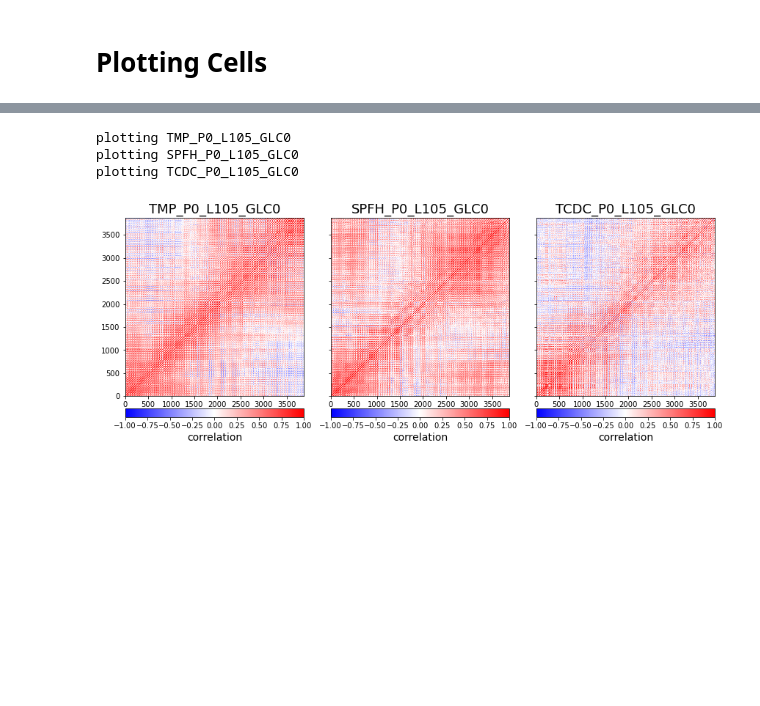
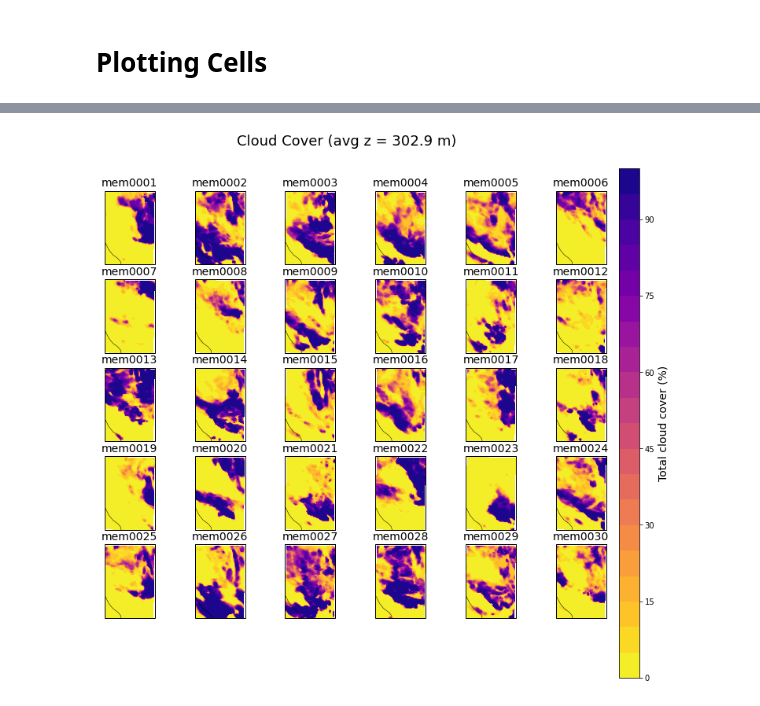
Before and after one commit to ShawnMurdzek-NOAA/py_scripts, a Jupyter notebook: cloud_da/probing_rrfs_ensemble.ipynb, the cells around one changed output, grey strips where cells are left out. Saved outputs shown, nothing was run; the diff lists cells and outputs as text; code cells hidden in the pictures; blank space fills up the shorter version.

```diff
--- a/cloud_da/probing_rrfs_ensemble.ipynb
+++ b/cloud_da/probing_rrfs_ensemble.ipynb
@@ -335,28 +94,29 @@ elapsed time = 0.19 min
-# %%
-"""
-Plot BEC Matrices for Each Variable
-"""
-
-save_fname = 'bec_raw_TX.png'
-
-###
-
-fig, axes = plt.subplots(nrows=1, ncols=len(bec_vars), sharex=True, sharey=True, figsize=(12, 6))
-plt.subplots_adjust(left=0.06, bottom=0.00, right=0.99, top=0.95, wspace=0.15)
-for i, v in enumerate(bec_vars):
-    print('plotting %s' % v)
-    ax = axes[i]
-    ax.set_aspect('equal')
-    idx = np.where(state_matrix['vars'] == v)[0]
-    bec_subset = bec_corr[idx[0]:idx[-1]+1, idx[0]:idx[-1]+1]
-    cax = ax.pcolormesh(np.arange(len(idx)), np.arange(len(idx)), bec_subset, cmap='bwr', vmin=-1, vmax=1)
-    cbar = plt.colorbar(cax, ax=ax, orientation='horizontal', pad=0.04)
-    cbar.set_label('correlation', size=14)
-    ax.set_title(v, size=18)
-
-plt.savefig(save_fname)
-# %% [output]
-plotting TMP_P0_L105_GLC0
-plotting SPFH_P0_L105_GLC0
-plotting TCDC_P0_L105_GLC0
-[figure, removed]
+# %%
+"""
+Make horizontal cross section postage stamp plots: Cloud Cover at a Single Vertical Level
+"""
+
+# Field name and colorbar limits/colormap. Set klvl to NaN if 2D field
+upp_field = 'TCDC_P0_L105_GLC0'
+save_fname = 'postage_stamp_cloud_cover_{tag}.png'.format(tag=save_tag)
+title = 'Cloud Cover'
+klvl = 0
+cmap = 'plasma_r'
+clevels = np.arange(0, 100.1, 5)
+extend = 'neither'
+
+nrows = 5
+ncols = 6
+figsize = (12, 10)
+
+###
+
+# Make plot
+
+fig = ens_obj.postage_stamp_contourf(upp_field, nrows, ncols, klvl=klvl, figsize=figsize, title=title,
+                                     plt_kw={'ingest_kw':{'zind':[klvl]},
+                                             'cntf_kw':{'cmap':cmap, 'levels':clevels, 'extend':extend}})
+
+plt.savefig(save_fname)
+# %% [output]
+[figure, added]
```
Also changed, not shown: parts of 19 cells of this notebook, 1 other file.
